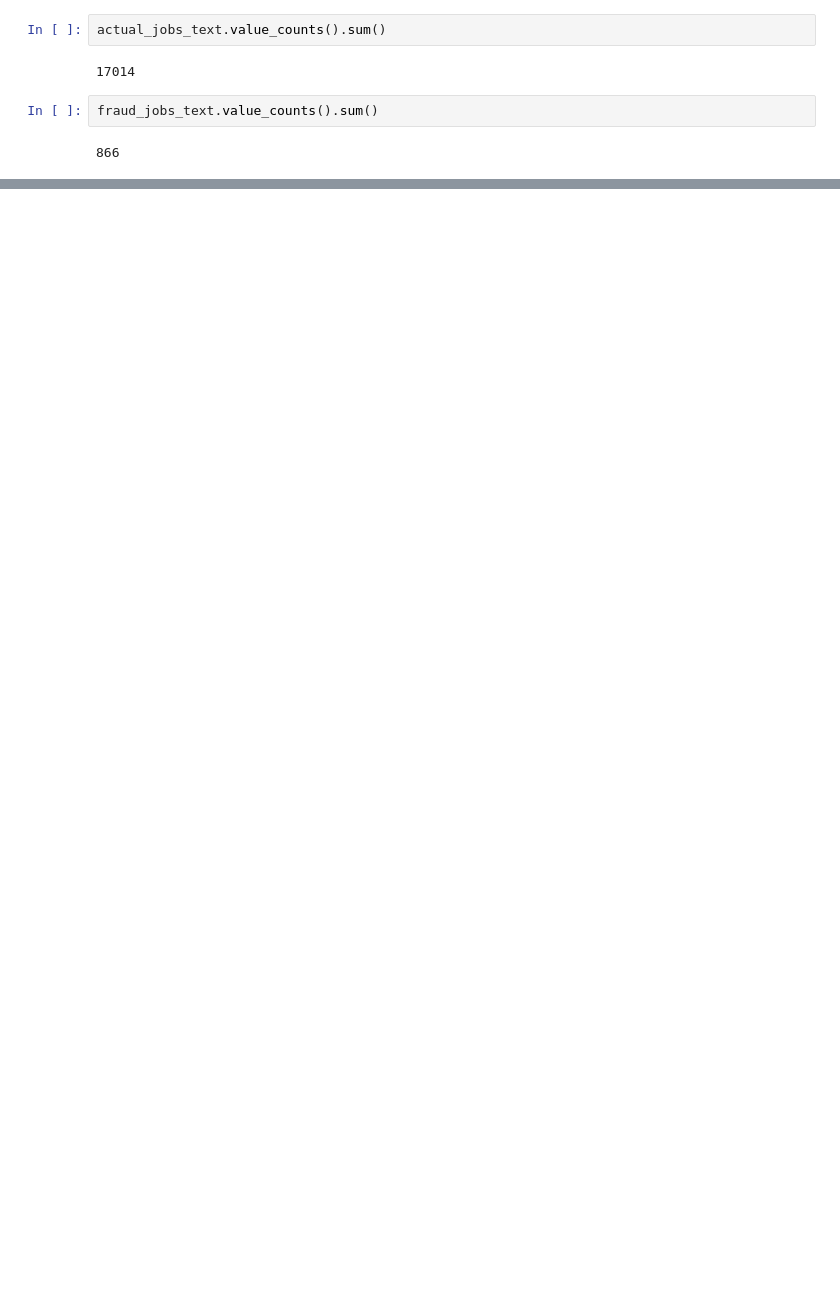
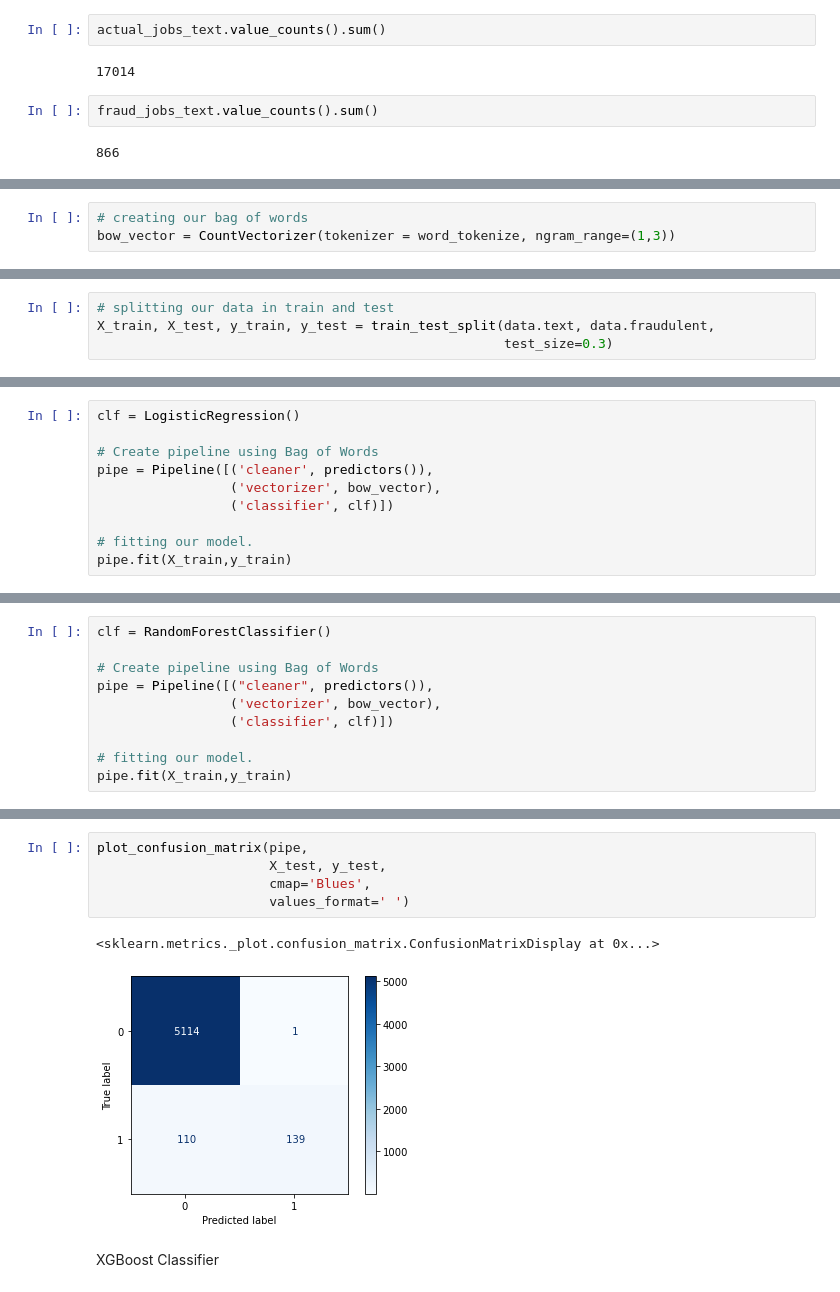
Before and after one commit to MellissaValle/Fraudulent-Job-Postings, a Jupyter notebook: Notebooks/EDA.ipynb, the cells around one changed output, grey strips where cells are left out. Cells and saved outputs as stored; diff of their text form; blank space fills up the shorter version.

Commit message:
Started Modelling Process

```diff
--- a/Notebooks/EDA.ipynb
+++ b/Notebooks/EDA.ipynb
@@ -502,0 +640,3 @@ ModuleNotFoundError: No module named 'wordcloud'
+# %%
+# creating our bag of words
+bow_vector = CountVectorizer(tokenizer = word_tokenize, ngram_range=(1,3))
@@ -502,0 +648,4 @@ ModuleNotFoundError: No module named 'wordcloud'
+# %%
+# splitting our data in train and test
+X_train, X_test, y_train, y_test = train_test_split(data.text, data.fraudulent,
+                                                    test_size=0.3)
@@ -502,0 +673,10 @@ ModuleNotFoundError: No module named 'wordcloud'
+# %%
+clf = LogisticRegression()
+
+# Create pipeline using Bag of Words
+pipe = Pipeline([('cleaner', predictors()),
+                 ('vectorizer', bow_vector),
+                 ('classifier', clf)])
+
+# fitting our model.
+pipe.fit(X_train,y_train)
@@ -502,0 +713,10 @@ ModuleNotFoundError: No module named 'wordcloud'
+# %%
+clf = RandomForestClassifier()
+
+# Create pipeline using Bag of Words
+pipe = Pipeline([("cleaner", predictors()),
+                 ('vectorizer', bow_vector),
+                 ('classifier', clf)])
+
+# fitting our model.
+pipe.fit(X_train,y_train)
@@ -502,0 +739,10 @@ ModuleNotFoundError: No module named 'wordcloud'
+# %%
+plot_confusion_matrix(pipe,
+                      X_test, y_test,
+                      cmap='Blues',
+                      values_format=' ')
+# %% [output]
+<sklearn.metrics._plot.confusion_matrix.ConfusionMatrixDisplay at 0x...>
+[figure, added]
+# %% [markdown]
+XGBoost Classifier
```
Also changed, not shown: parts of 55 cells of this notebook, 1 other file.
